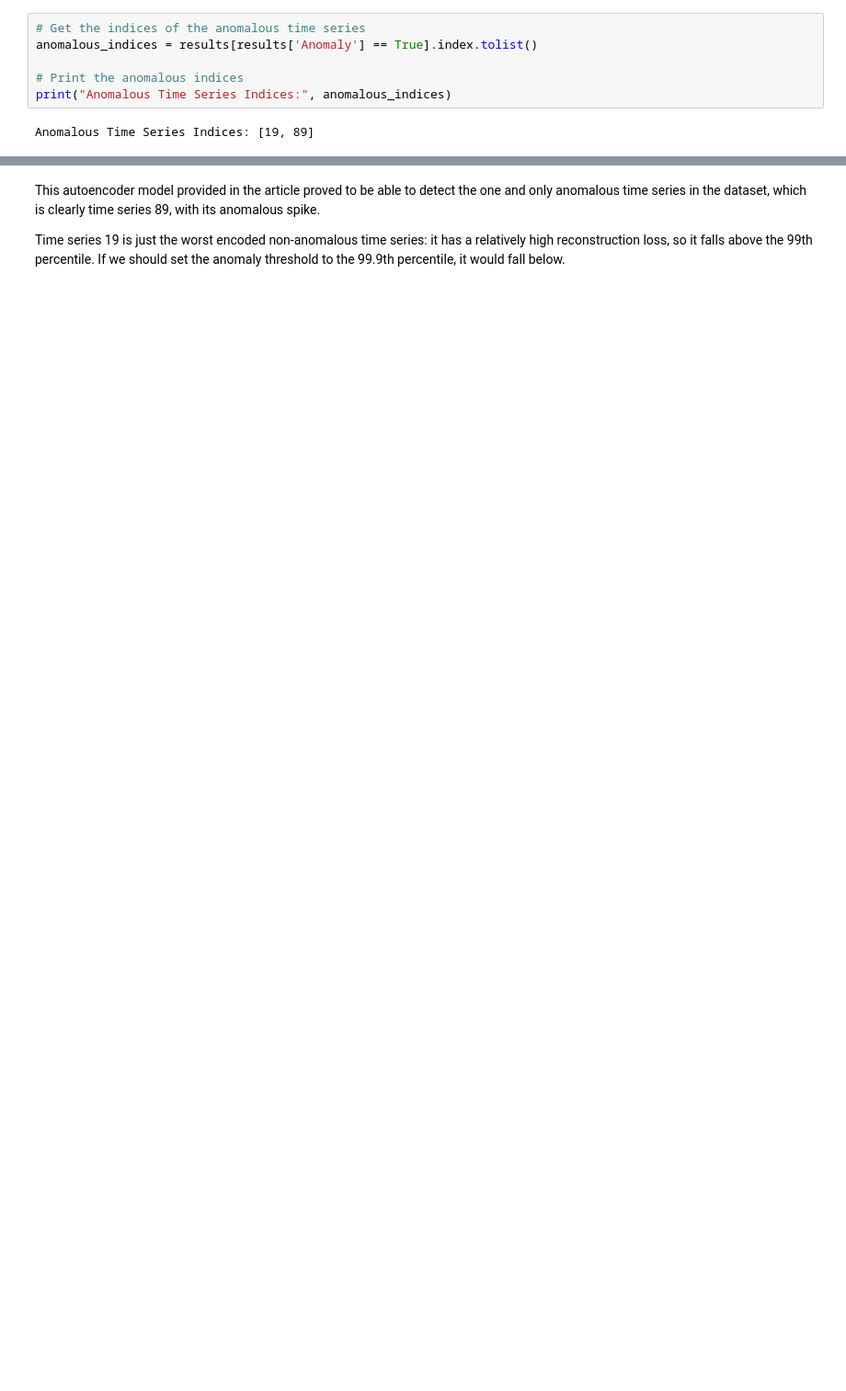
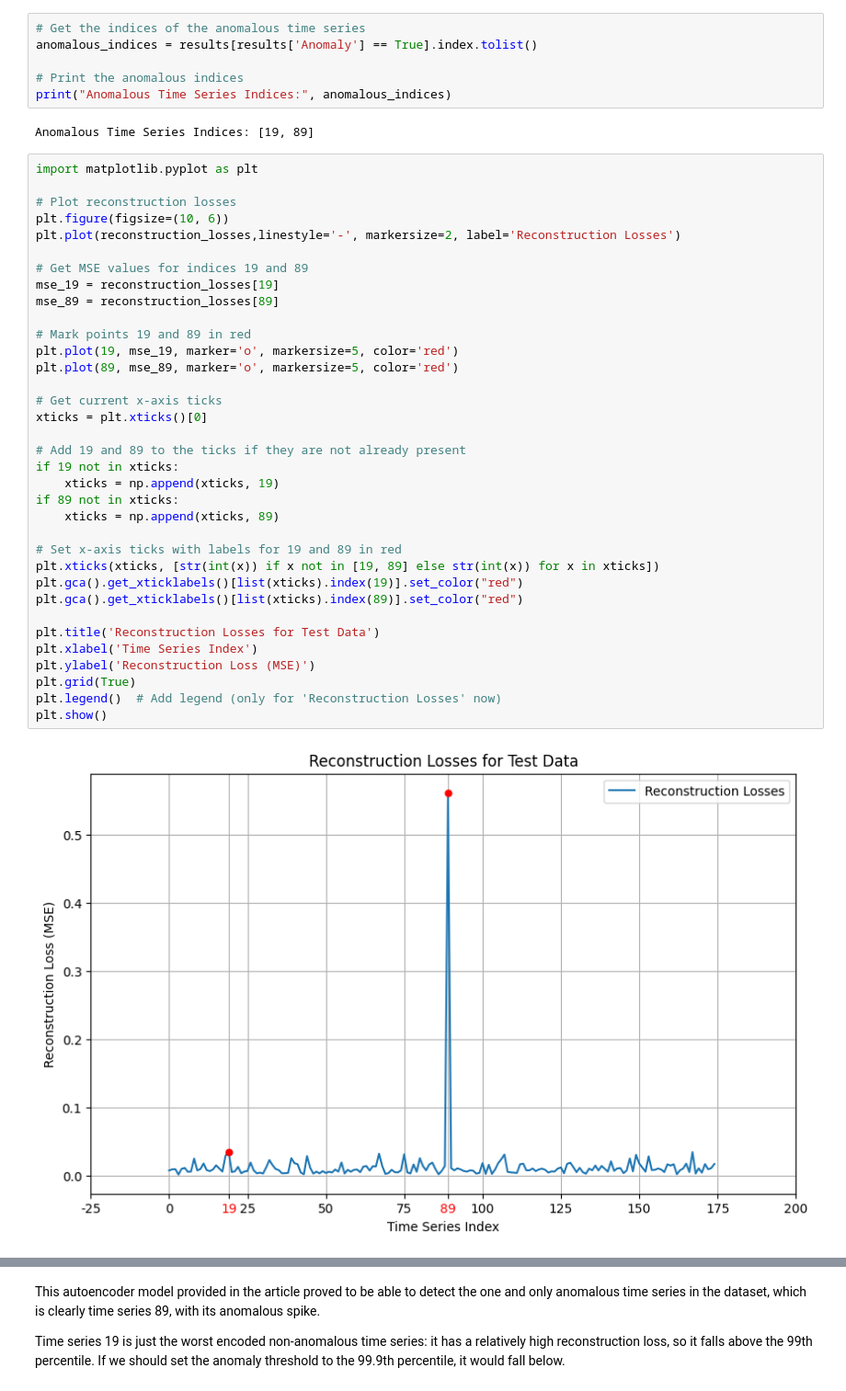
Before and after one commit to filippoalbani/quantum_autoencoders, a Jupyter notebook: Classical_Autoencoder_for_Time_Series_Anomaly_Detection.ipynb, the cells around one changed output, grey strips where cells are left out. Shown at 92% size. Cells and saved outputs as stored; diff of their text form; blank space fills up the shorter version.

```diff
--- a/Classical_Autoencoder_for_Time_Series_Anomaly_Detection.ipynb
+++ b/Classical_Autoencoder_for_Time_Series_Anomaly_Detection.ipynb
@@ -164,4 +160,41 @@ anomalous_indices = results[results['Anomaly'] == True].index.tolist()
 print("Anomalous Time Series Indices:", anomalous_indices)
 # %% [output]
 Anomalous Time Series Indices: [19, 89]
+# %%
+import matplotlib.pyplot as plt
+
+# Plot reconstruction losses
+plt.figure(figsize=(10, 6))
+plt.plot(reconstruction_losses,linestyle='-', markersize=2, label='Reconstruction Losses')
+
+# Get MSE values for indices 19 and 89
+mse_19 = reconstruction_losses[19]
+mse_89 = reconstruction_losses[89]
+
+# Mark points 19 and 89 in red
+plt.plot(19, mse_19, marker='o', markersize=5, color='red')
+plt.plot(89, mse_89, marker='o', markersize=5, color='red')
+
+# Get current x-axis ticks
+xticks = plt.xticks()[0]
+
+# Add 19 and 89 to the ticks if they are not already present
+if 19 not in xticks:
+    xticks = np.append(xticks, 19)
+if 89 not in xticks:
+    xticks = np.append(xticks, 89)
+
+# Set x-axis ticks with labels for 19 and 89 in red
+plt.xticks(xticks, [str(int(x)) if x not in [19, 89] else str(int(x)) for x in xticks])
+plt.gca().get_xticklabels()[list(xticks).index(19)].set_color("red")
+plt.gca().get_xticklabels()[list(xticks).index(89)].set_color("red")
+
+plt.title('Reconstruction Losses for Test Data')
+plt.xlabel('Time Series Index')
+plt.ylabel('Reconstruction Loss (MSE)')
+plt.grid(True)
+plt.legend()  # Add legend (only for 'Reconstruction Losses' now)
+plt.show()
+# %% [output]
+[figure, added]
 # %%
```
Also changed, not shown: parts of 5 cells of this notebook.
